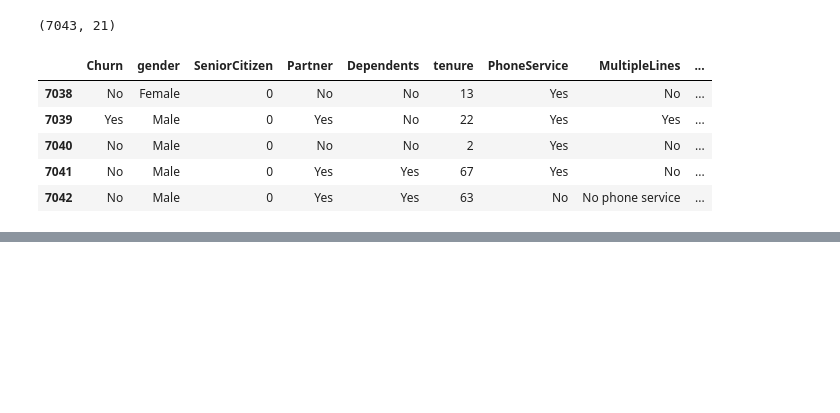
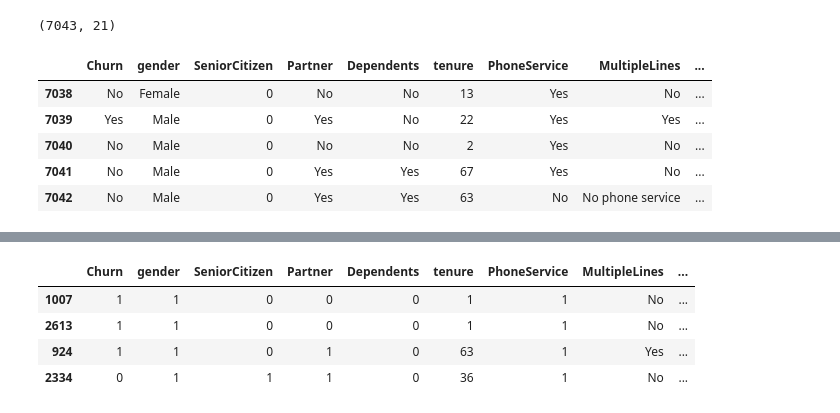
Before and after one commit to Antonio-B85/challenge-Parte-2--TelecomX, a Jupyter notebook: TelecomX_Parte2.ipynb, the cells around one changed output, grey strips where cells are left out. Cells and saved outputs as stored; diff of their text form; code cells hidden in the pictures; blank space fills up the shorter version.

```diff
--- a/TelecomX_Parte2.ipynb
+++ b/TelecomX_Parte2.ipynb
@@ -124,0 +147,16 @@ datos.tail()
+# %%
+#Ajuste de datos
+datos['Churn'] = datos['Churn'].replace({'No': 0, 'Yes': 1})
+datos['gender'] = datos['gender'].replace({'Female': 0, 'Male': 1})
+datos['Partner'] = datos['Partner'].replace({'No': 0, 'Yes': 1})
+datos['Dependents'] = datos['Dependents'].replace({'No': 0, 'Yes': 1})
+datos['PhoneService'] = datos['PhoneService'].replace({'No': 0, 'Yes': 1})
+datos['PaperlessBilling'] = datos['PaperlessBilling'].replace({'No': 0, 'Yes': 1})
+# %%
+datos.sample(4)
+# %% [output]
+|  | Churn | gender | SeniorCitizen | Partner | Dependents | tenure | PhoneService | MultipleLines | ... |
+| 1007 | 1 | 1 | 0 | 0 | 0 | 1 | 1 | No | ... |
+| 2613 | 1 | 1 | 0 | 0 | 0 | 1 | 1 | No | ... |
+| 924 | 1 | 1 | 0 | 1 | 0 | 63 | 1 | Yes | ... |
+| 2334 | 0 | 1 | 1 | 1 | 0 | 36 | 1 | No | ... |
```
Also changed, not shown: parts of 4 cells of this notebook.
